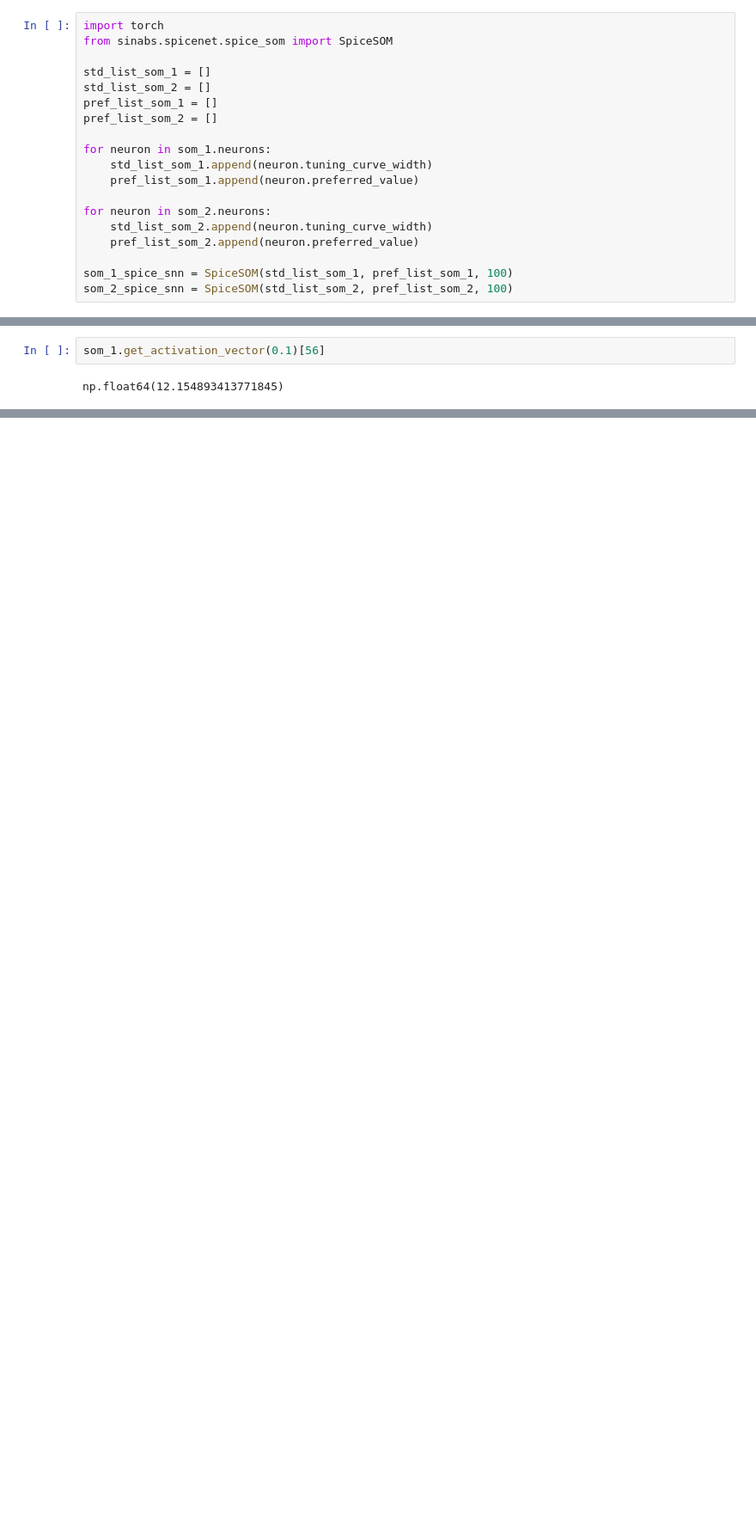
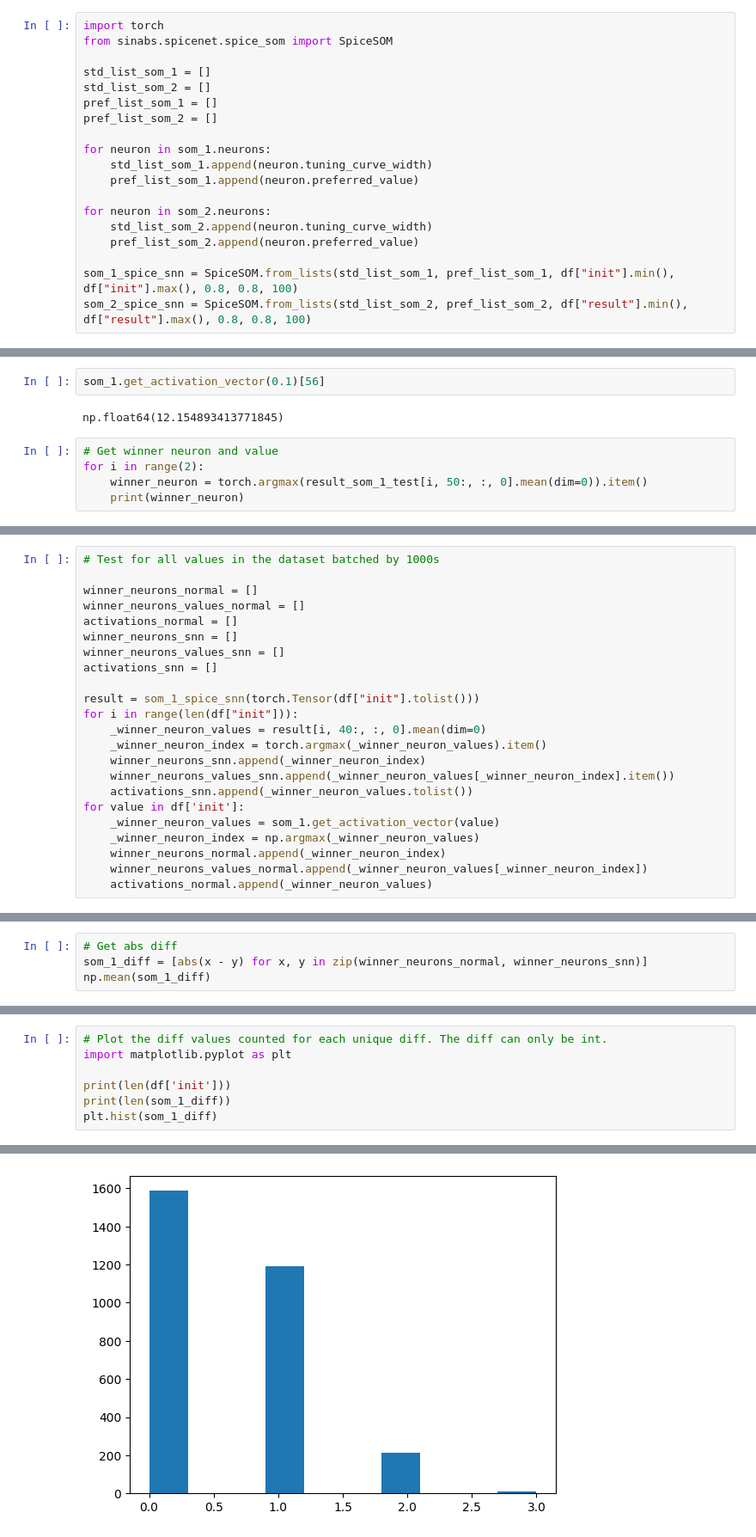
Before and after one commit to th-nuernberg/spicenet, a Jupyter notebook: notebooks/sinabs_transfer.ipynb, the cells around one changed output, grey strips where cells are left out. Shown at 86% size. Saved outputs shown, nothing was run; the diff lists cells and outputs as text; blank space fills up the shorter version.

```diff
--- a/notebooks/sinabs_transfer.ipynb
+++ b/notebooks/sinabs_transfer.ipynb
@@ -436,8 +450,8 @@ for neuron in som_2.neurons:
     std_list_som_2.append(neuron.tuning_curve_width)
     pref_list_som_2.append(neuron.preferred_value)
 
-som_1_spice_snn = SpiceSOM(std_list_som_1, pref_list_som_1, 100)
-som_2_spice_snn = SpiceSOM(std_list_som_2, pref_list_som_2, 100)
+som_1_spice_snn = SpiceSOM.from_lists(std_list_som_1, pref_list_som_1, df["init"].min(), df["init"].max(), 0.8, 0.8, 100)
+som_2_spice_snn = SpiceSOM.from_lists(std_list_som_2, pref_list_som_2, df["result"].min(), df["result"].max(), 0.8, 0.8, 100)
 # %%
 result_som_1_test = som_1_spice_snn(torch.Tensor([0.4, 0.1]))
 # %% [output]
@@ -479,3 +494,8 @@ result_som_1_test[1, 50:, 56, 0].mean().item()
 som_1.get_activation_vector(0.1)[56]
 # %% [output]
 np.float64(12.154893413771845)
+# %%
+# Get winner neuron and value
+for i in range(2):
+    winner_neuron = torch.argmax(result_som_1_test[i, 50:, :, 0].mean(dim=0)).item()
+    print(winner_neuron)
@@ -481,0 +509,23 @@ np.float64(12.154893413771845)
+# %%
+# Test for all values in the dataset batched by 1000s
+
+winner_neurons_normal = []
+winner_neurons_values_normal = []
+activations_normal = []
+winner_neurons_snn = []
+winner_neurons_values_snn = []
+activations_snn = []
+
+result = som_1_spice_snn(torch.Tensor(df["init"].tolist()))
+for i in range(len(df["init"])):
+    _winner_neuron_values = result[i, 40:, :, 0].mean(dim=0)
+    _winner_neuron_index = torch.argmax(_winner_neuron_values).item()
+    winner_neurons_snn.append(_winner_neuron_index)
+    winner_neurons_values_snn.append(_winner_neuron_values[_winner_neuron_index].item())
+    activations_snn.append(_winner_neuron_values.tolist())
+for value in df['init']:
+    _winner_neuron_values = som_1.get_activation_vector(value)
+    _winner_neuron_index = np.argmax(_winner_neuron_values)
+    winner_neurons_normal.append(_winner_neuron_index)
+    winner_neurons_values_normal.append(_winner_neuron_values[_winner_neuron_index])
+    activations_normal.append(_winner_neuron_values)
@@ -481,0 +590,4 @@ np.float64(12.154893413771845)
+# %%
+# Get abs diff
+som_1_diff = [abs(x - y) for x, y in zip(winner_neurons_normal, winner_neurons_snn)]
+np.mean(som_1_diff)
@@ -481,0 +596,8 @@ np.float64(12.154893413771845)
+# %%
+# Plot the diff values counted for each unique diff. The diff can only be int.
+import matplotlib.pyplot as plt
+
+print(len(df['init']))
+print(len(som_1_diff))
+plt.hist(som_1_diff)
+# %% [output]
@@ -481,0 +610 @@ np.float64(12.154893413771845)
+[figure, added]
```
Also changed, not shown: parts of 39 cells of this notebook, 3 other files.
